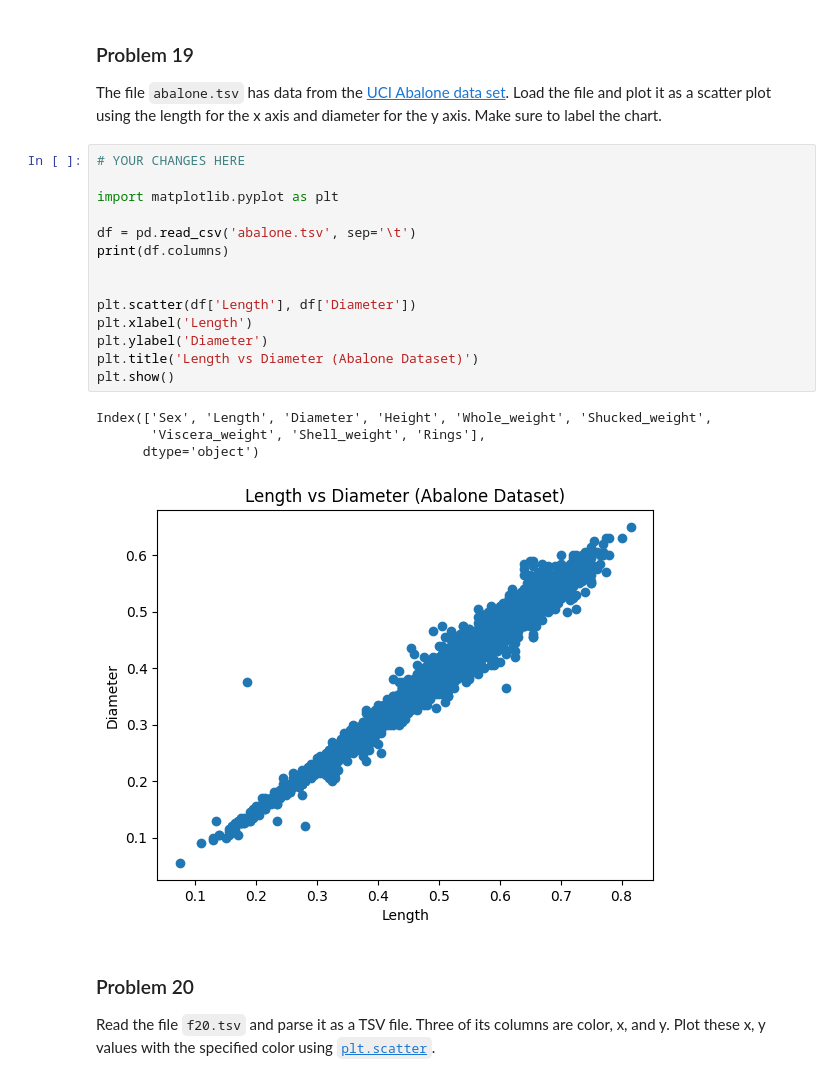
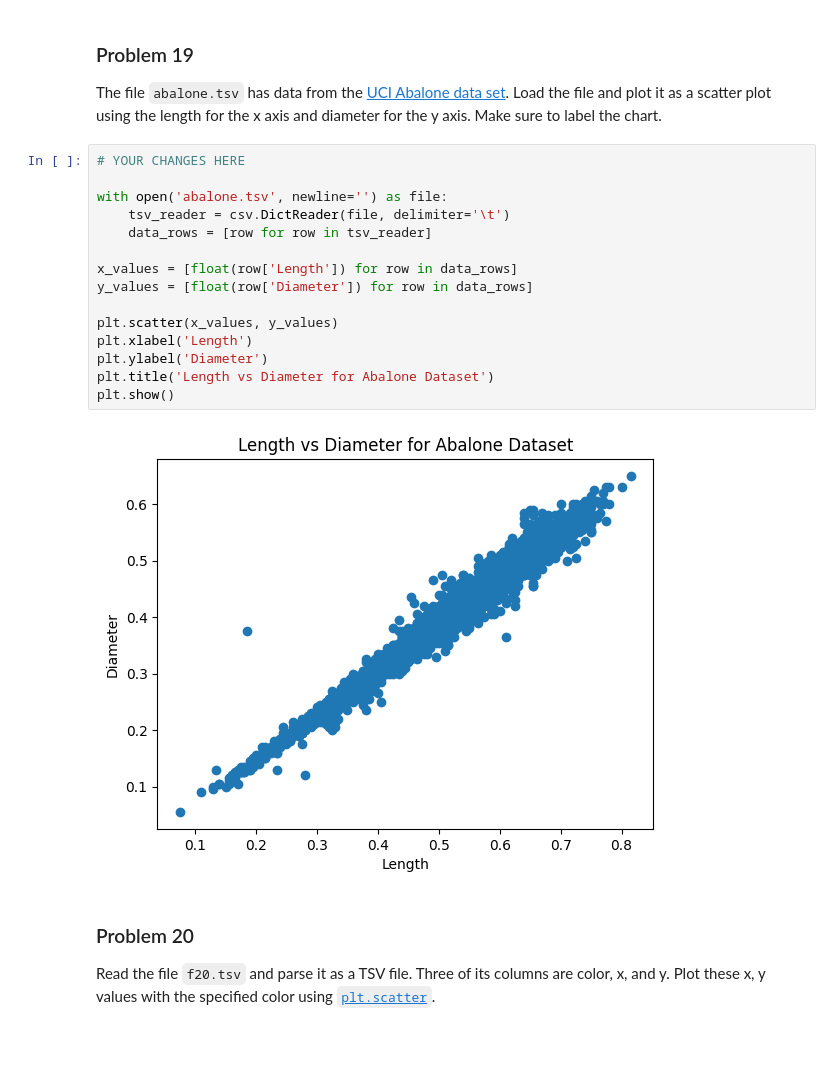
Before and after one commit to apand023/dx602-homework-05, a Jupyter notebook: homework.ipynb, the cells around one changed output. Cells and saved outputs as stored; diff of their text form; blank space fills up the shorter version.

```diff
--- a/homework.ipynb
+++ b/homework.ipynb
@@ -510,22 +510,20 @@ Make sure to label the chart.
 # %%
 # YOUR CHANGES HERE
 
-import matplotlib.pyplot as plt
+with open('abalone.tsv', newline='') as file:
+    tsv_reader = csv.DictReader(file, delimiter='\t')
+    data_rows = [row for row in tsv_reader]
 
-df = pd.read_csv('abalone.tsv', sep='\t')
-print(df.columns)
+x_values = [float(row['Length']) for row in data_rows]
+y_values = [float(row['Diameter']) for row in data_rows]
 
-
-plt.scatter(df['Length'], df['Diameter'])
+plt.scatter(x_values, y_values)
 plt.xlabel('Length')
 plt.ylabel('Diameter')
-plt.title('Length vs Diameter (Abalone Dataset)')
+plt.title('Length vs Diameter for Abalone Dataset')
 plt.show()
 # %% [output]
-Index(['Sex', 'Length', 'Diameter', 'Height', 'Whole_weight', 'Shucked_weight',
-       'Viscera_weight', 'Shell_weight', 'Rings'],
-      dtype='object')
-[figure, old version]
+[figure, new version]
 # %% [markdown]
 ### Problem 20
 
```
Also changed, not shown: parts of 2 cells of this notebook.
